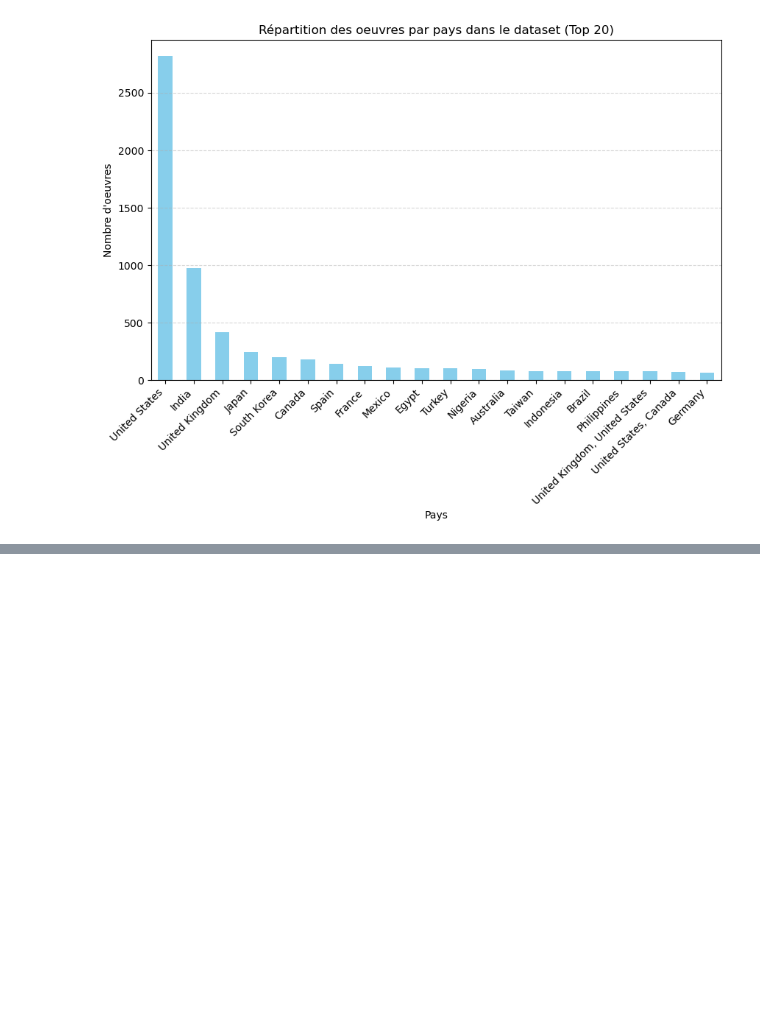
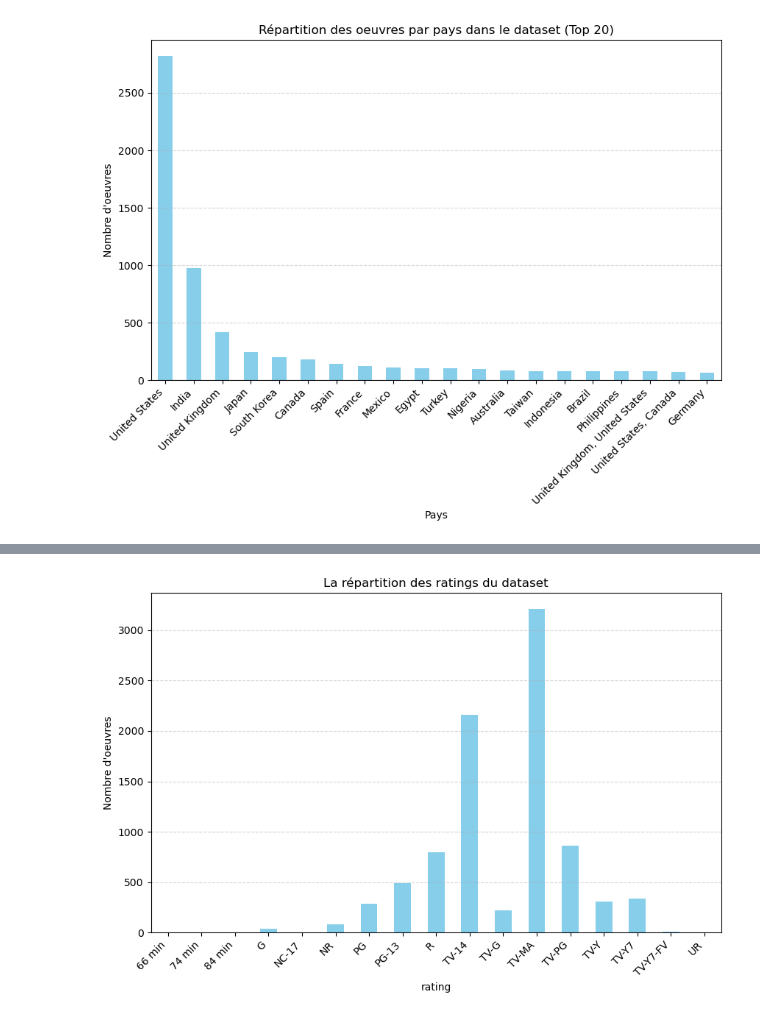
Before and after one commit to leo-carrey/Netflix-Insights, a Jupyter notebook: Netflix_Data_Analysis.ipynb, the cells around one changed output, grey strips where cells are left out. Cells and saved outputs as stored; diff of their text form; code cells hidden in the pictures; blank space fills up the shorter version.

```diff
--- a/Netflix_Data_Analysis.ipynb
+++ b/Netflix_Data_Analysis.ipynb
@@ -290,0 +290,13 @@ plt.show()
+# %%
+year_counts = data_frame['rating'].value_counts().sort_index()
+
+plt.figure(figsize=(10, 6))
+year_counts.plot(kind='bar', color='skyblue')
+plt.title('La répartition des ratings du dataset')
+plt.xlabel('rating')
+plt.ylabel("Nombre d'oeuvres")
+plt.xticks(rotation=45, ha='right')
+plt.grid(axis='y', linestyle='--', alpha=0.5)
+plt.show()
+# %% [output]
+[figure, added]
```
Also changed, not shown: parts of 9 cells of this notebook.
